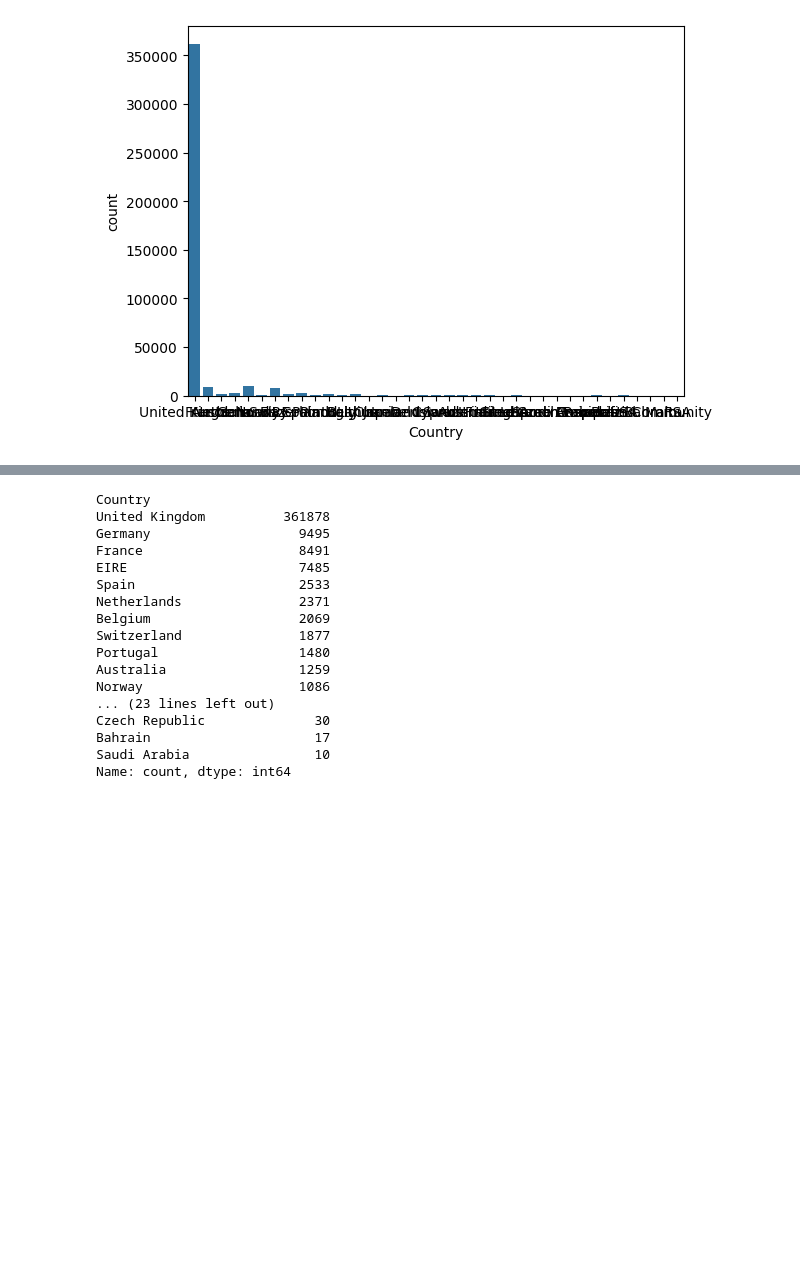
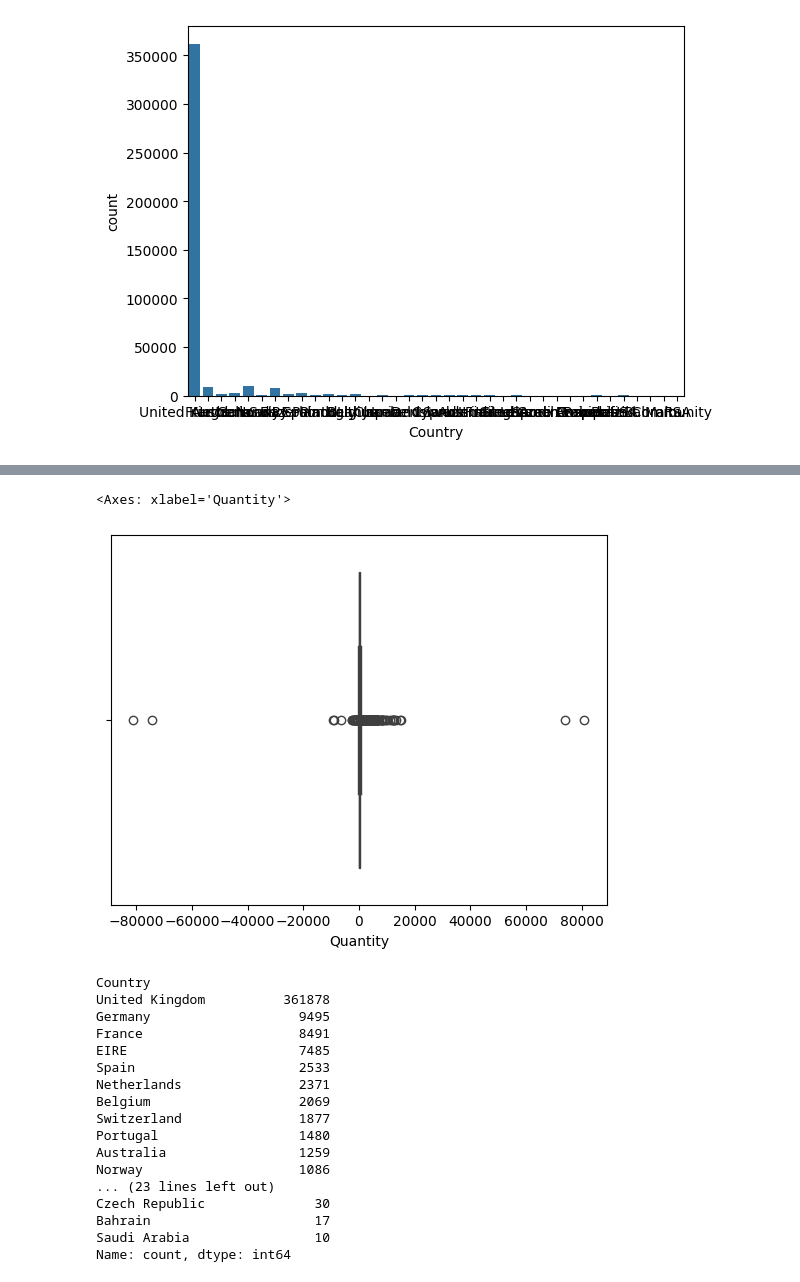
Before and after one commit to ntnqu/DAP2311R1, a Jupyter notebook: Buổi 17 - 26122023/day17_live_viz.ipynb, the cells around one changed output, grey strips where cells are left out. Saved outputs shown, nothing was run; the diff lists cells and outputs as text; code cells hidden in the pictures; blank space fills up the shorter version.

```diff
--- a/Buổi 17 - 26122023/day17_live_viz.ipynb
+++ b/Buổi 17 - 26122023/day17_live_viz.ipynb
@@ -129,0 +165,3 @@ sns.countplot(x=df['Country'])
+# %%
+df1 = df.groupby('InvoiceNo')['Quantity'].sum().reset_index()
+df1
@@ -130,3 +182,10 @@ sns.countplot(x=df['Country'])
+# %%
+# Biểu đồ phân bố số lượng sản phẩm trên mỗi đơn
+
+sns.boxplot(x=df1['Quantity'])
+# %% [output]
+<Axes: xlabel='Quantity'>
+[figure, added]
 # %%
 df['Country'].value_counts()
 # %% [output]
```
Also changed, not shown: parts of 16 cells of this notebook, 1 other file.
